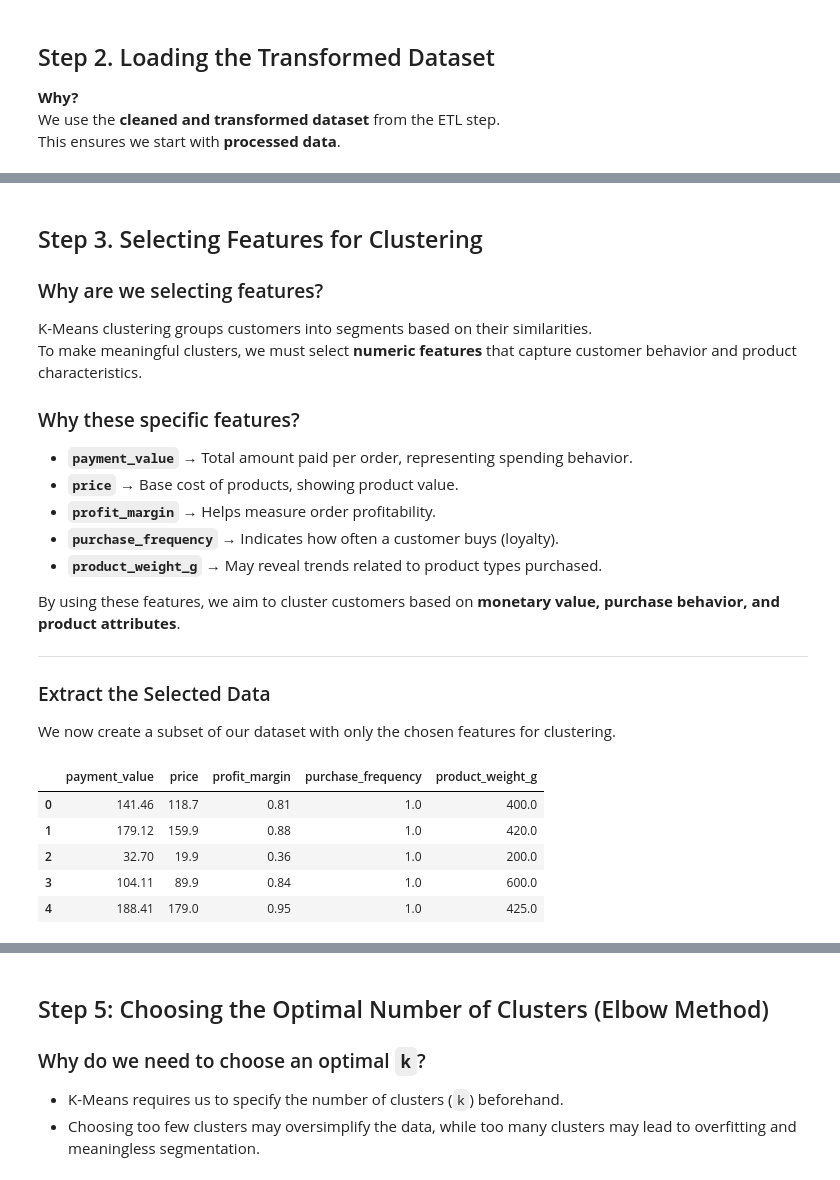
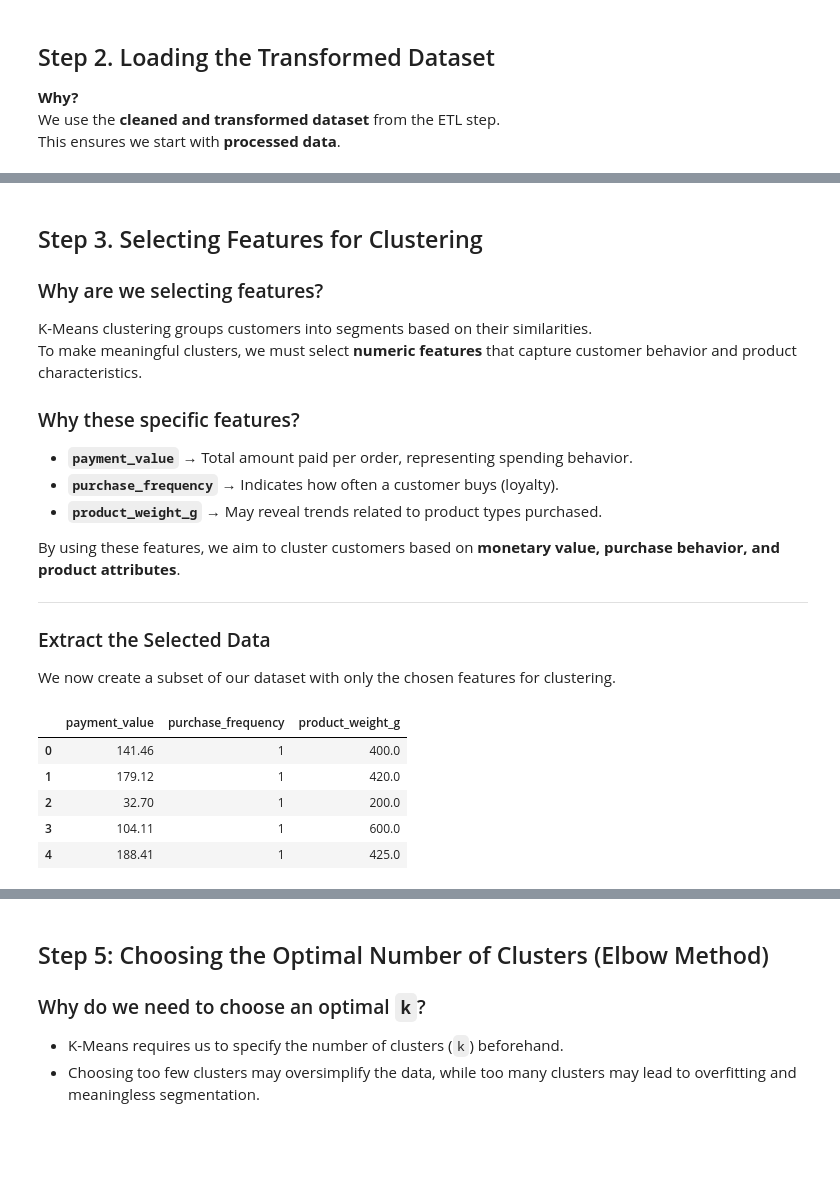
Before and after one commit to ibtj21/DSA2040A_DataMining_Group-6, a Jupyter notebook: notebooks/2_data_mining.ipynb, the cells around one changed output, grey strips where cells are left out. Cells and saved outputs as stored; diff of their text form; code cells hidden in the pictures; blank space fills up the shorter version.

```diff
--- a/notebooks/2_data_mining.ipynb
+++ b/notebooks/2_data_mining.ipynb
@@ -98,8 +113,6 @@ To make meaningful clusters, we must select **numeric features** that capture cu
 
 ### Why these specific features?
 - **`payment_value`** → Total amount paid per order, representing spending behavior.
-- **`price`** → Base cost of products, showing product value.
-- **`profit_margin`** → Helps measure order profitability.
 - **`purchase_frequency`** → Indicates how often a customer buys (loyalty).
 - **`product_weight_g`** → May reveal trends related to product types purchased.
 
@@ -110,16 +123,16 @@ By using these features, we aim to cluster customers based on **monetary value,
 We now create a subset of our dataset with only the chosen features for clustering.
 # %%
 # Select only the numerical columns needed for clustering
-features = ['payment_value', 'price', 'profit_margin', 'purchase_frequency', 'product_weight_g']
+features = ['payment_value','purchase_frequency', 'product_weight_g']
 data = df[features]
 data.head()
 # %% [output]
-|  | payment_value | price | profit_margin | purchase_frequency | product_weight_g |
-| 0 | 141.46 | 118.7 | 0.81 | 1.0 | 400.0 |
-| 1 | 179.12 | 159.9 | 0.88 | 1.0 | 420.0 |
-| 2 | 32.70 | 19.9 | 0.36 | 1.0 | 200.0 |
-| 3 | 104.11 | 89.9 | 0.84 | 1.0 | 600.0 |
-| 4 | 188.41 | 179.0 | 0.95 | 1.0 | 425.0 |
+|  | payment_value | purchase_frequency | product_weight_g |
+| 0 | 141.46 | 1 | 400.0 |
+| 1 | 179.12 | 1 | 420.0 |
+| 2 | 32.70 | 1 | 200.0 |
+| 3 | 104.11 | 1 | 600.0 |
+| 4 | 188.41 | 1 | 425.0 |
 # %% [markdown]
 ##  Step 4: Data Preprocessing for K-Means
 
```
Also changed, not shown: parts of 37 cells of this notebook.
